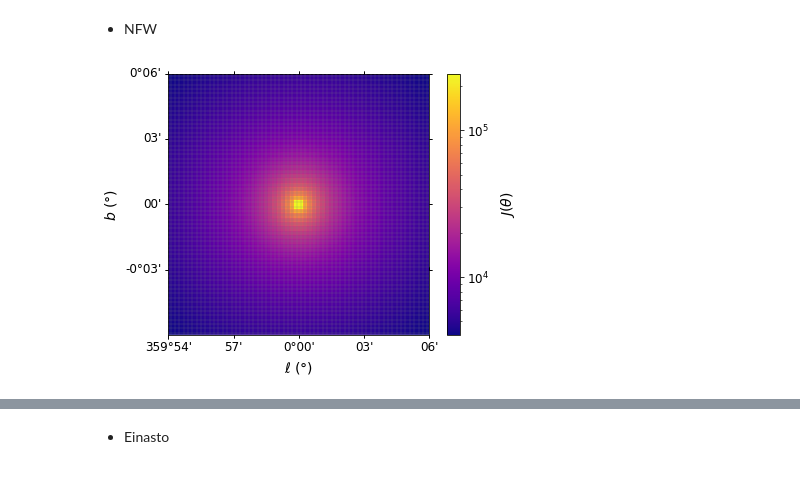
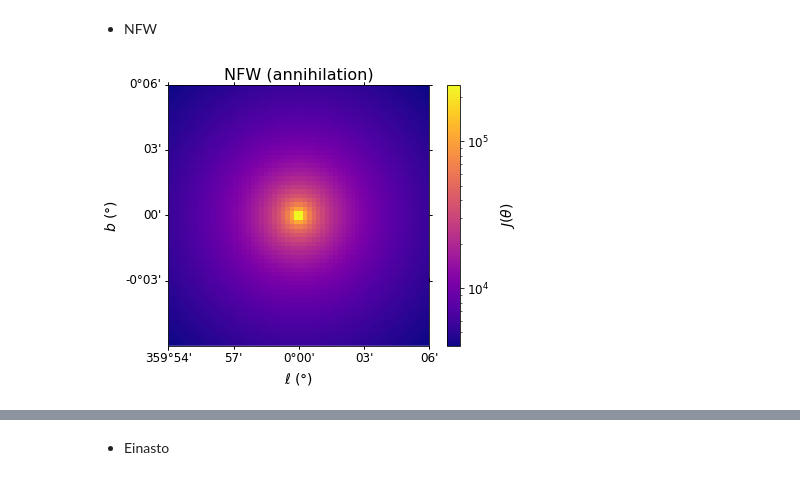
Before and after one commit to mpotto/astroph, a Jupyter notebook: assignments/j-factors-maps.ipynb, the cells around one changed output, grey strips where cells are left out. Cells and saved outputs as stored; diff of their text form; code cells hidden in the pictures.

```diff
--- a/assignments/j-factors-maps.ipynb
+++ b/assignments/j-factors-maps.ipynb
@@ -23,7 +25,7 @@ def generate_grid(l, b):
 # %% [markdown]
 #### Plot profiles
 # %%
-def profile_plot(j_factors, l, b, wcs, cmap=plt.cm.plasma, **kwargs):
+def profile_plot(j_factors, l, b, wcs, grid=False, cmap=plt.cm.plasma, **kwargs):
     fig = plt.figure()
     ax = fig.add_subplot(111, projection=wcs)
     im = ax.imshow(j_factors, origin='lower', cmap=cmap, **kwargs)
@@ -32,10 +34,11 @@ def profile_plot(j_factors, l, b, wcs, cmap=plt.cm.plasma, **kwargs):
     ax.set_aspect('equal')
     ax.set_ylabel(r'$b$ ($\degree$)')
     ax.set_xlabel(r'$\ell$ ($\degree$)')
-    for x in range(l.size):
-        ax.axvline(x, color='grey', lw=0.3, alpha=0.8)
-    for y in range(b.size):
-        ax.axhline(y, color='grey', lw=0.3, alpha=0.8)
+    if grid:
+        for x in range(l.size):
+            ax.axvline(x, color='grey', lw=0.3, alpha=0.8)
+        for y in range(b.size):
+            ax.axhline(y, color='grey', lw=0.3, alpha=0.8)
 # %% [markdown]
 #### WCS Generator
 # %%
@@ -80,5 +86,6 @@ l1 = np.linspace(l_min1, l_max1, n1)
 # %%
 theta1 = generate_grid(l1, b1)*np.pi/180.0
 # %%
-nfw_map1 = nfw.j_factor_map(theta1, epsrel=1e-3)
+nfw_annih_map1 = nfw.j_factor_map(theta1, epsrel=1e-3)
+nfw_decay_map1 = nfw.j_factor_map(theta1, epsrel=1e-3, factor_type='decay')
 # %%
@@ -98,6 +109,9 @@ wcs1 = generate_wcs(l1, b1)
 # %% [markdown]
 * NFW
 # %%
-profile_plot(nfw_map1, l1, b1, wcs1, cmap=plt.cm.plasma, norm=colors.LogNorm(vmin=nfw_map1.min(), vmax=nfw_map1.max()))
+profile_plot(nfw_annih_map1, l1, b1, wcs1, cmap=plt.cm.plasma, norm=colors.LogNorm(vmin=nfw_annih_map1.min(), vmax=nfw_annih_map1.max()))
+plt.title("NFW (annihilation)")
+#plt.savefig('../figures/nfw_annih_gc1.pdf')
+plt.show()
 # %% [output]
-[figure, old version]
+[figure, new version]
```
Also changed, not shown: parts of 65 cells of this notebook, 22 other files.
